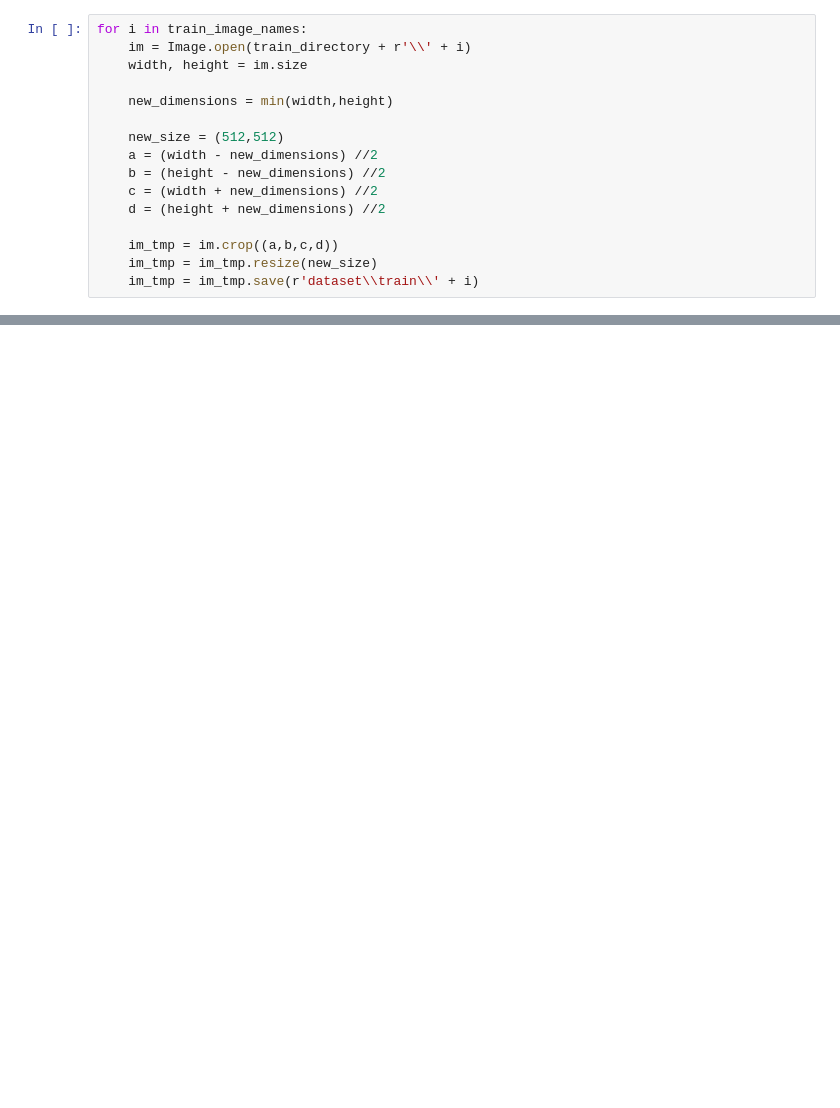
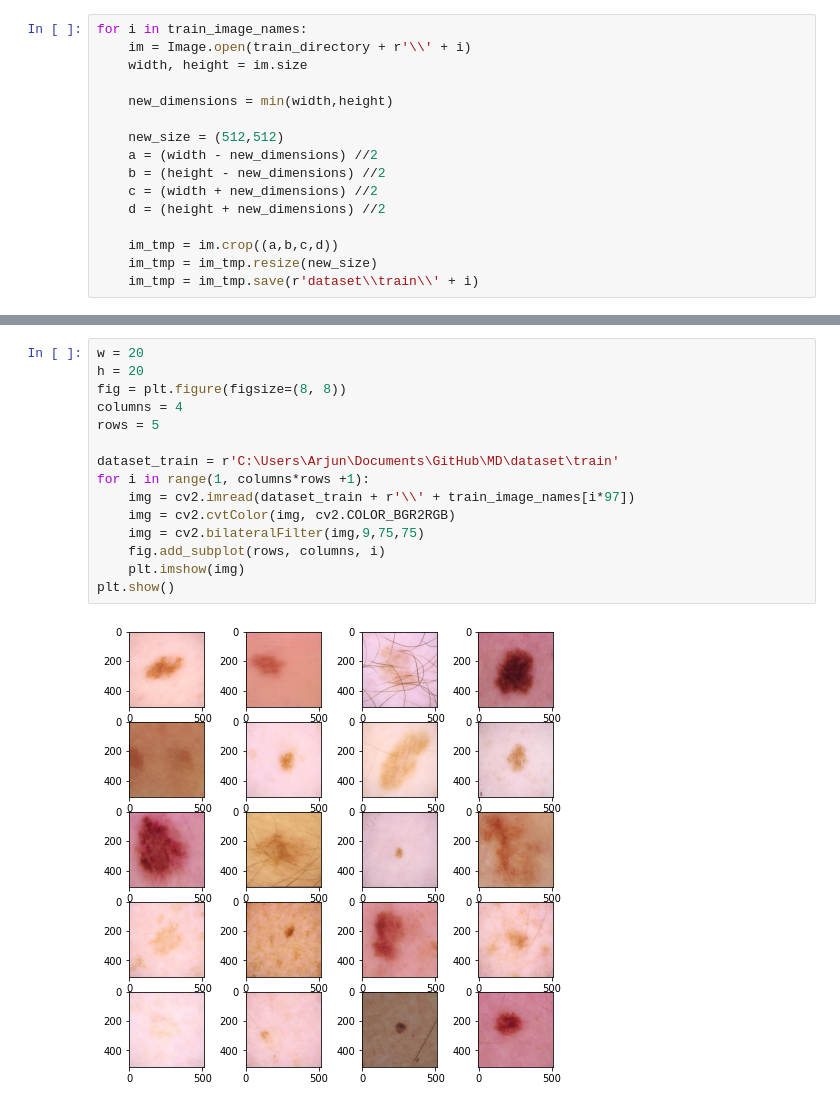
Before and after one commit to arjunb00/MD, a Jupyter notebook: ImagePreProcessing.ipynb, the cells around one changed output, grey strips where cells are left out. Drawn from its saved outputs; the diff is of its cells as text; blank space fills up the shorter version.

```diff
--- a/ImagePreProcessing.ipynb
+++ b/ImagePreProcessing.ipynb
@@ -77,0 +130,17 @@ for i in test_image_names:
+# %%
+w = 20
+h = 20
+fig = plt.figure(figsize=(8, 8))
+columns = 4
+rows = 5
+
+dataset_train = r'C:\Users\Arjun\Documents\GitHub\MD\dataset\train'
+for i in range(1, columns*rows +1):
+    img = cv2.imread(dataset_train + r'\\' + train_image_names[i*97])
+    img = cv2.cvtColor(img, cv2.COLOR_BGR2RGB)
+    img = cv2.bilateralFilter(img,9,75,75)
+    fig.add_subplot(rows, columns, i)
+    plt.imshow(img)
+plt.show()
+# %% [output]
+[figure, added]
```
Also changed, not shown: parts of 6 cells of this notebook, 10 other files.
